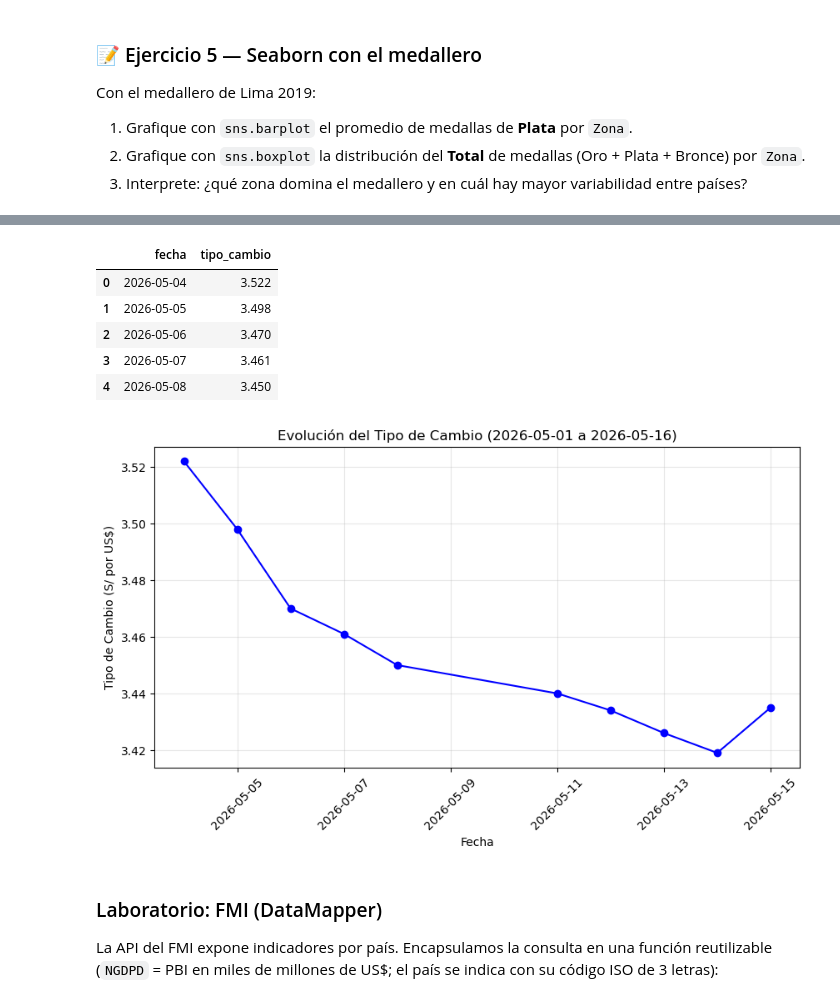
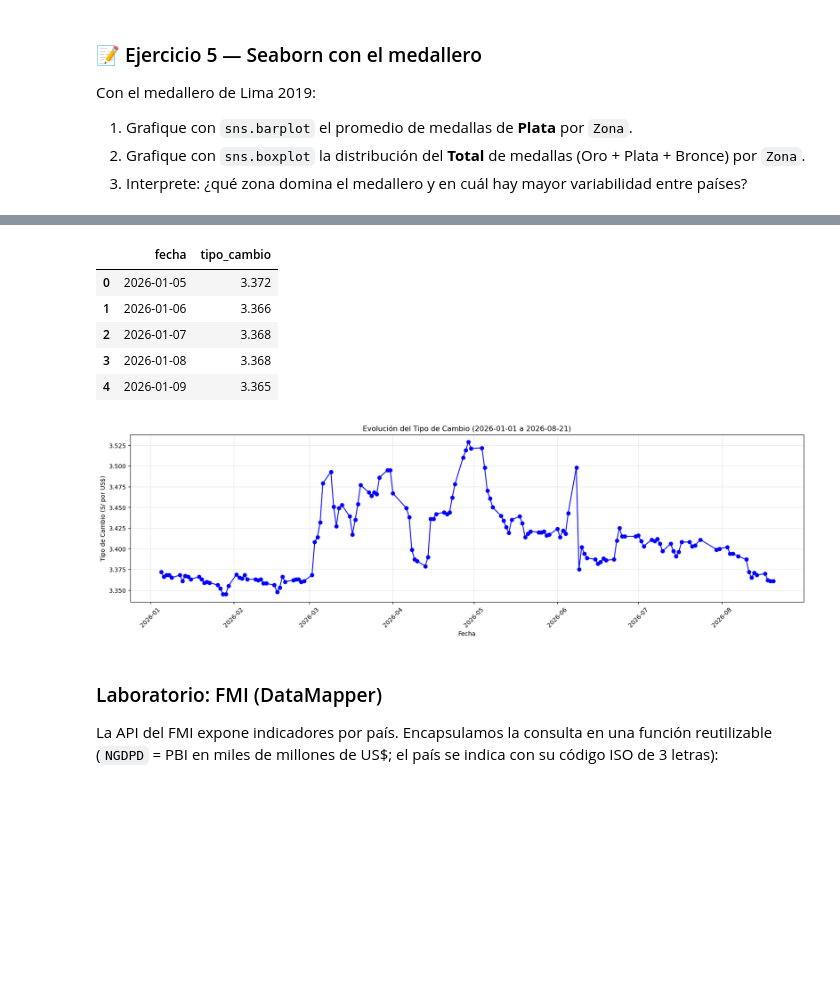
Before and after one commit to jgomezz/cpe_ciencia_datos_python_2026, a Jupyter notebook: mod2_estadistica_y_visualizacion/semana_04_advanced_visualization.ipynb, the cells around one changed output, grey strips where cells are left out. Cells and saved outputs as stored; diff of their text form; code cells hidden in the pictures; blank space fills up the shorter version.

```diff
--- a/mod2_estadistica_y_visualizacion/semana_04_advanced_visualization.ipynb
+++ b/mod2_estadistica_y_visualizacion/semana_04_advanced_visualization.ipynb
@@ -790,19 +828,24 @@ API del Banco Central de Reserva del Perú: series estadísticas en JSON. Dos de
 
 > 💡 Este es un caso típico de **limpieza de datos**: casi ninguna fuente real entrega la serie completa y numérica.
 # %%
+# Permite conectarse a las API de los sistemas
 import requests
 
-# URL de la API del BCRP: tipo de cambio del 01 al 16 de mayo de 2026
-url = "https://estadisticas.bcrp.gob.pe/estadisticas/series/api/PD04640PD/json/2026-05-01/2026-05-16"
+# URL de la API del BCRP: tipo de cambio del 01 de enero al 21 de agosto de 2026
+fecha_inicio="2026-01-01"
+fecha_fin="2026-08-21"
+
+url = f"https://estadisticas.bcrp.gob.pe/estadisticas/series/api/PD04640PD/json/{fecha_inicio}/{fecha_fin}"
 
 data = requests.get(url).json()
+
+# print(data)
 
 # OJO: el BCRP devuelve "n.d." (no disponible) en los días sin cotización
 # —feriados y fines de semana, p.ej. el 01.May.26 (Día del Trabajo)—.
 # Si intentamos float("n.d.") obtenemos ValueError, así que los descartamos.
 info = [{"fecha": item["name"], "tipo_cambio": float(item["values"][0])}
-        for item in data["periods"]
-        if item["values"][0] != "n.d."]
+        for item in data["periods"] if item["values"][0] != "n.d."]
 
 df = pd.DataFrame(info)
 
@@ -818,24 +861,24 @@ df["fecha"] = pd.to_datetime(df["fecha"], format="%d.%b.%y")
 df.head()
 # %% [output]
 |  | fecha | tipo_cambio |
-| 0 | 2026-05-04 | 3.522 |
-| 1 | 2026-05-05 | 3.498 |
-| 2 | 2026-05-06 | 3.470 |
-| 3 | 2026-05-07 | 3.461 |
-| 4 | 2026-05-08 | 3.450 |
+| 0 | 2026-01-05 | 3.372 |
+| 1 | 2026-01-06 | 3.366 |
+| 2 | 2026-01-07 | 3.368 |
+| 3 | 2026-01-08 | 3.368 |
+| 4 | 2026-01-09 | 3.365 |
 # %%
 # Graficamos la serie temporal del tipo de cambio
-plt.figure(figsize=(10, 5))
+plt.figure(figsize=(20, 5))
 plt.plot(df["fecha"], df["tipo_cambio"], marker="o", linestyle="-", color="blue")
-plt.title("Evolución del Tipo de Cambio (2026-05-01 a 2026-05-16)")
+plt.title(f"Evolución del Tipo de Cambio ({fecha_inicio} a {fecha_fin})")
 plt.xlabel("Fecha")
 plt.ylabel("Tipo de Cambio (S/ por US$)")
 plt.xticks(rotation=45)
 plt.grid(True, alpha=0.3)
 plt.savefig("output/tipo_cambio_bcrp.png")
 plt.show()
 # %% [output]
-[figure, old version]
+[figure, new version]
 # %% [markdown]
 ### Laboratorio: FMI (DataMapper)
 
```
Also changed, not shown: parts of 3 cells of this notebook.
